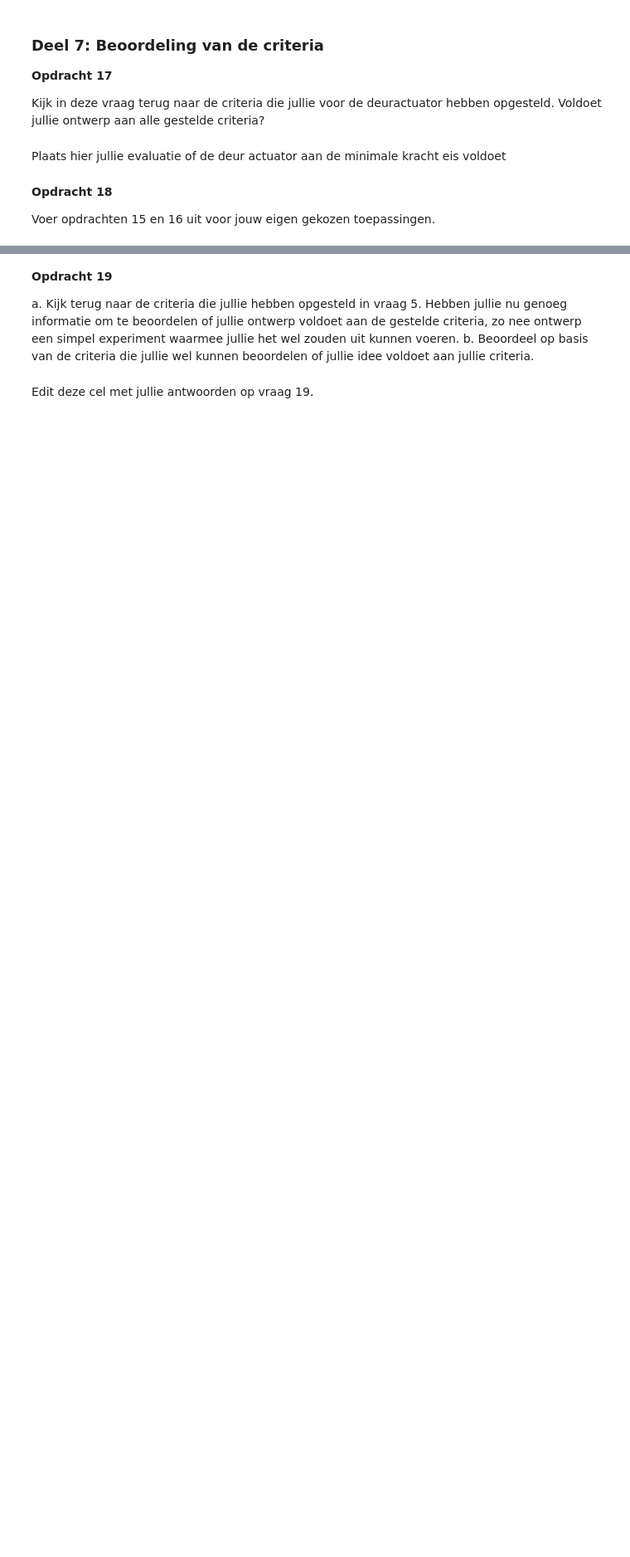
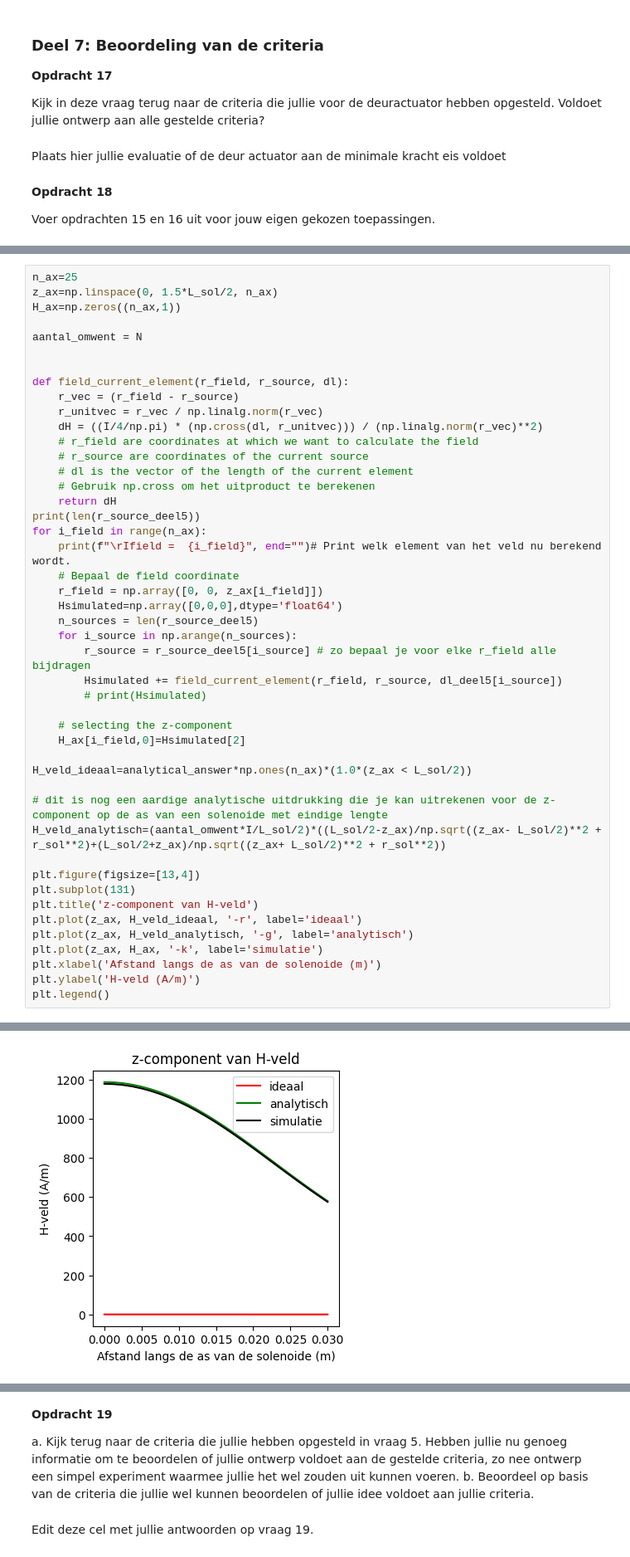
Before and after one commit to cs50202/opdrachten-DEF-D-, a Jupyter notebook: 2KrachtactuatorOpdracht/2KrachtactuatorOpdracht/KrachtactuatorOpdracht.ipynb, the cells around one changed output, grey strips where cells are left out. Shown at 83% size. Saved outputs shown, nothing was run; the diff lists cells and outputs as text; blank space fills up the shorter version.

```diff
--- a/2KrachtactuatorOpdracht/2KrachtactuatorOpdracht/KrachtactuatorOpdracht.ipynb
+++ b/2KrachtactuatorOpdracht/2KrachtactuatorOpdracht/KrachtactuatorOpdracht.ipynb
@@ -746,0 +827,47 @@ Voer opdrachten 15 en 16 uit voor jouw eigen gekozen toepassingen.
+# %%
+n_ax=25
+z_ax=np.linspace(0, 1.5*L_sol/2, n_ax)
+H_ax=np.zeros((n_ax,1))
+
+aantal_omwent = N
+
+
+def field_current_element(r_field, r_source, dl):
+    r_vec = (r_field - r_source)
+    r_unitvec = r_vec / np.linalg.norm(r_vec)
+    dH = ((I/4/np.pi) * (np.cross(dl, r_unitvec))) / (np.linalg.norm(r_vec)**2)
+    # r_field are coordinates at which we want to calculate the field
+    # r_source are coordinates of the current source
+    # dl is the vector of the length of the current element
+    # Gebruik np.cross om het uitproduct te berekenen
+    return dH
+print(len(r_source_deel5))
+for i_field in range(n_ax):
+    print(f"\rIfield =  {i_field}", end="")# Print welk element van het veld nu berekend wordt.
+    # Bepaal de field coordinate
+    r_field = np.array([0, 0, z_ax[i_field]])
+    Hsimulated=np.array([0,0,0],dtype='float64')
+    n_sources = len(r_source_deel5)
+    for i_source in np.arange(n_sources):
+        r_source = r_source_deel5[i_source] # zo bepaal je voor elke r_field alle bijdragen
+        Hsimulated += field_current_element(r_field, r_source, dl_deel5[i_source])
+        # print(Hsimulated)
+
+    # selecting the z-component
+    H_ax[i_field,0]=Hsimulated[2]
+
+H_veld_ideaal=analytical_answer*np.ones(n_ax)*(1.0*(z_ax < L_sol/2))
+
+# dit is nog een aardige analytische uitdrukking die je kan uitrekenen voor de z-component op de as van een solenoide met eindige lengte
+H_veld_analytisch=(aantal_omwent*I/L_sol/2)*((L_sol/2-z_ax)/np.sqrt((z_ax- L_sol/2)**2 + r_sol**2)+(L_sol/2+z_ax)/np.sqrt((z_ax+ L_sol/2)**2 + r_sol**2))
+
+plt.figure(figsize=[13,4])
+plt.subplot(131)
+plt.title('z-component van H-veld')
+plt.plot(z_ax, H_veld_ideaal, '-r', label='ideaal')
+plt.plot(z_ax, H_veld_analytisch, '-g', label='analytisch')
+plt.plot(z_ax, H_ax, '-k', label='simulatie')
+plt.xlabel('Afstand langs de as van de solenoide (m)')
+plt.ylabel('H-veld (A/m)')
+plt.legend()
+# %% [output]
@@ -746,0 +877 @@ Voer opdrachten 15 en 16 uit voor jouw eigen gekozen toepassingen.
+[figure, added]
```
Also changed, not shown: parts of 8 cells of this notebook.
